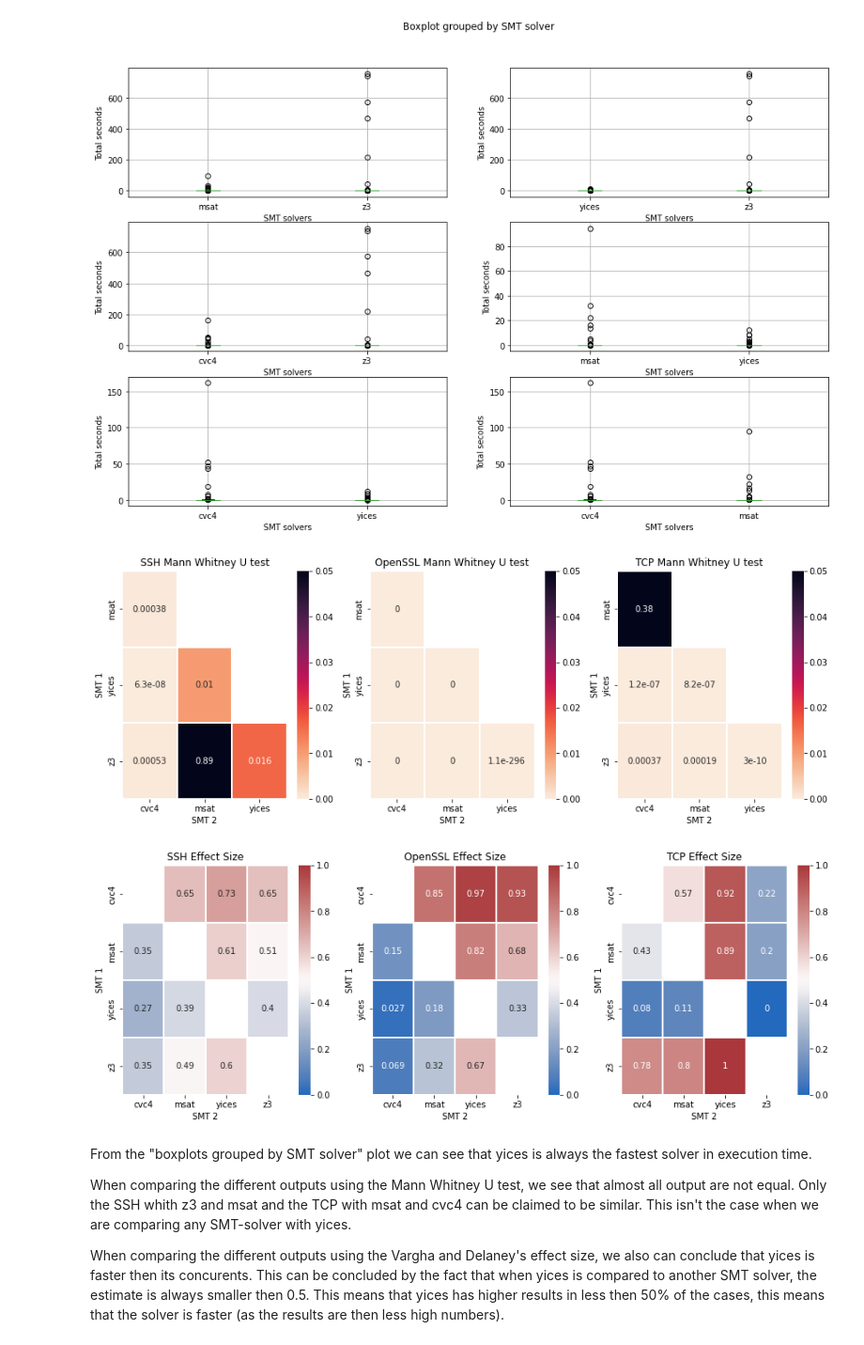
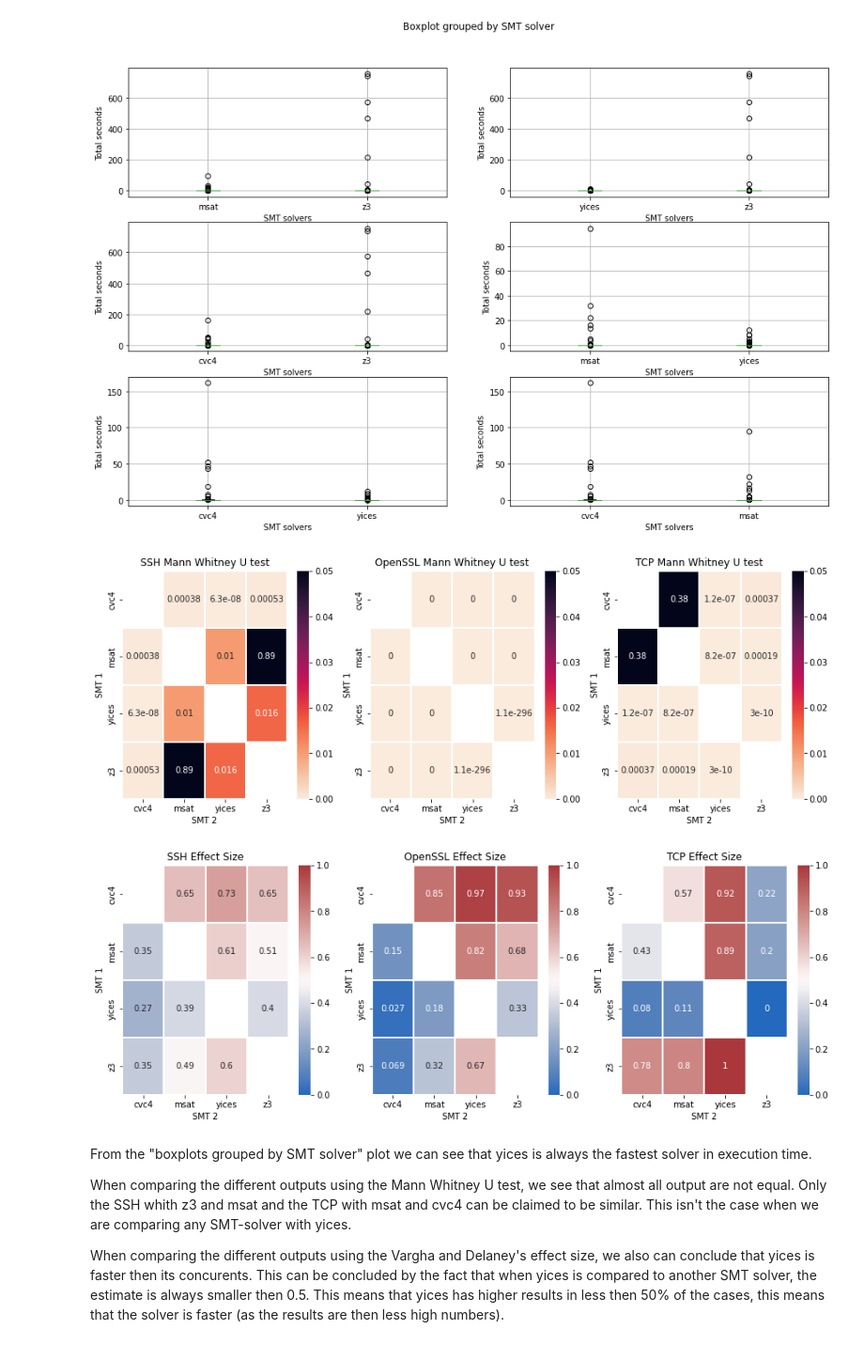
Before and after one commit to GianniM123/ResearchInternship, a Jupyter notebook: statistics/statistics.ipynb, the cells around one changed output. Shown at 94% size. Saved outputs shown, nothing was run; the diff lists cells and outputs as text; code cells hidden in the pictures.

```diff
--- a/statistics/statistics.ipynb
+++ b/statistics/statistics.ipynb
@@ -124,9 +124,15 @@ def mannwhitneyu(dataframe):
     return_list.append(("z3", "yices") + stats.mannwhitneyu(z3_frame, yices_frame) )
     return_list.append(("z3", "msat") + stats.mannwhitneyu(z3_frame, msat_frame))
     return_list.append(("z3", "cvc4") + stats.mannwhitneyu(z3_frame, cvc4_frame))
+    return_list.append(("yices", "z3") + stats.mannwhitneyu(yices_frame, z3_frame))
     return_list.append(("yices", "msat") + stats.mannwhitneyu(yices_frame, msat_frame))
     return_list.append(("yices", "cvc4") + stats.mannwhitneyu(yices_frame, cvc4_frame))
+    return_list.append(("msat", "z3") + stats.mannwhitneyu(msat_frame, z3_frame))
+    return_list.append(("msat", "yices") + stats.mannwhitneyu(msat_frame, yices_frame))
     return_list.append(("msat", "cvc4") + stats.mannwhitneyu(msat_frame, cvc4_frame))
+    return_list.append(("cvc4", "z3") + stats.mannwhitneyu(cvc4_frame, z3_frame))
+    return_list.append(("cvc4", "yices") + stats.mannwhitneyu(cvc4_frame, yices_frame))
+    return_list.append(("cvc4", "msat") + stats.mannwhitneyu(cvc4_frame, msat_frame))
     return_frame = pandas.DataFrame(return_list)
     return_frame = return_frame.rename(columns={0: "SMT 1", 1: "SMT 2", 2: "Statistic", 3: "pvalue"})
     return return_frame
@@ -174,34 +180,34 @@ def effect_size_per_topic(dataframe):
     effect_size_list.append(("msat", "yices") + VD_A(msat_frame.tolist(),yices_frame.tolist()))
     effect_size_list.append(("msat", "cvc4") + VD_A(msat_frame.tolist(),cvc4_frame.tolist()))
     effect_size_list.append(("cvc4", "z3") + VD_A(cvc4_frame.tolist(),z3_frame.tolist()))
     effect_size_list.append(("cvc4", "yices") + VD_A(cvc4_frame.tolist(),yices_frame.tolist()))
     effect_size_list.append(("cvc4", "msat") + VD_A(cvc4_frame.tolist(),msat_frame.tolist()))
     effect_size_frame = pandas.DataFrame(effect_size_list)
     effect_size_frame = effect_size_frame.rename(columns={0: "SMT 1", 1: "SMT 2", 2: "Estimate", 3: "Magnitude"})
     return effect_size_frame
 
 def draw_heatmap(dataframe, title, index, vmax, vmin, cmap, ax):
     sns.heatmap(dataframe.pivot("SMT 1", "SMT 2",index), annot=True, linewidths=.2, vmax=vmax, vmin=vmin, cmap=cmap, ax=ax)
     ax.set_title(title)
 
 
 fig, axs = plt.subplots(1, 3,figsize=(15,5))
 ssh_mannwhitneyu_result = mannwhitneyu(ssh_dataframe.copy())
 draw_heatmap(ssh_mannwhitneyu_result, "SSH Mann Whitney U test", "pvalue", 0.05, 0, "rocket_r", axs[0])
 openssl_mannwhitneyu_result = mannwhitneyu(openssl_dataframe.copy())
 draw_heatmap(openssl_mannwhitneyu_result, "OpenSSL Mann Whitney U test","pvalue", 0.05, 0, "rocket_r", axs[1])
 tcp_mannwhitneyu_result = mannwhitneyu(tcp_dataframe.copy())
 draw_heatmap(tcp_mannwhitneyu_result, "TCP Mann Whitney U test","pvalue", 0.05, 0, "rocket_r", axs[2])
 
 fig, axs = plt.subplots(1, 3,figsize=(15,5))
 ssh_effect_size_frame = effect_size_per_topic(ssh_dataframe.copy())
 draw_heatmap(ssh_effect_size_frame, "SSH Effect Size", "Estimate", 1, 0, "vlag", axs[0])
 openssl_effect_size_frame = effect_size_per_topic(openssl_dataframe.copy())
 draw_heatmap(openssl_effect_size_frame, "OpenSSL Effect Size", "Estimate", 1, 0, "vlag", axs[1])
 tcp_effect_size_frame = effect_size_per_topic(tcp_dataframe.copy())
 draw_heatmap(tcp_effect_size_frame, "TCP Effect Size", "Estimate", 1, 0, "vlag", axs[2])
 # %% [output]
-[figure, old version]
+[figure, new version]
 [figure]
 # %% [markdown]
 From the "boxplots grouped by SMT solver" plot we can see that yices is always the fastest solver in execution time.
```
Also changed, not shown: parts of 3 cells of this notebook.
